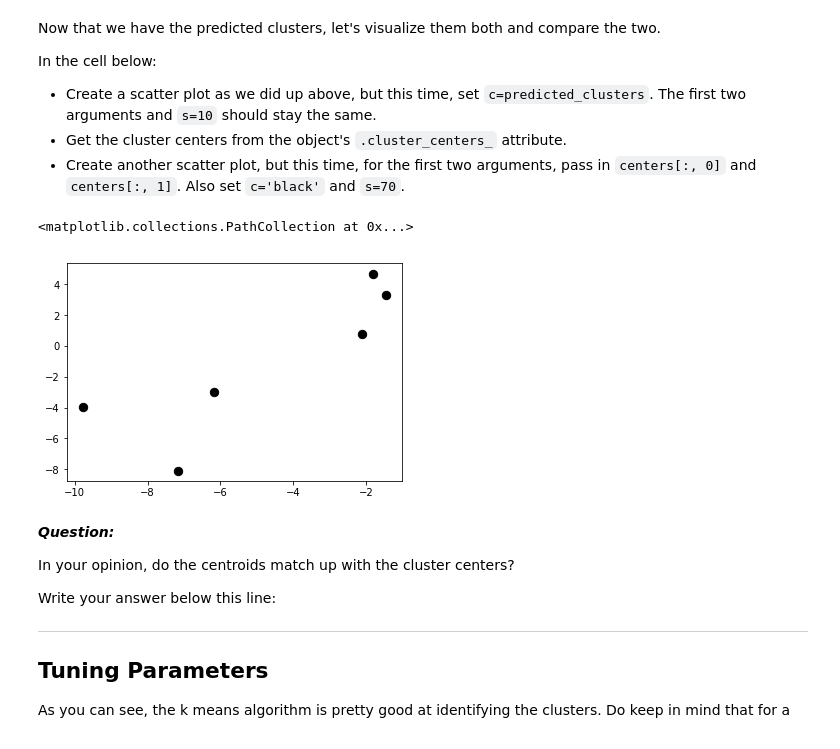
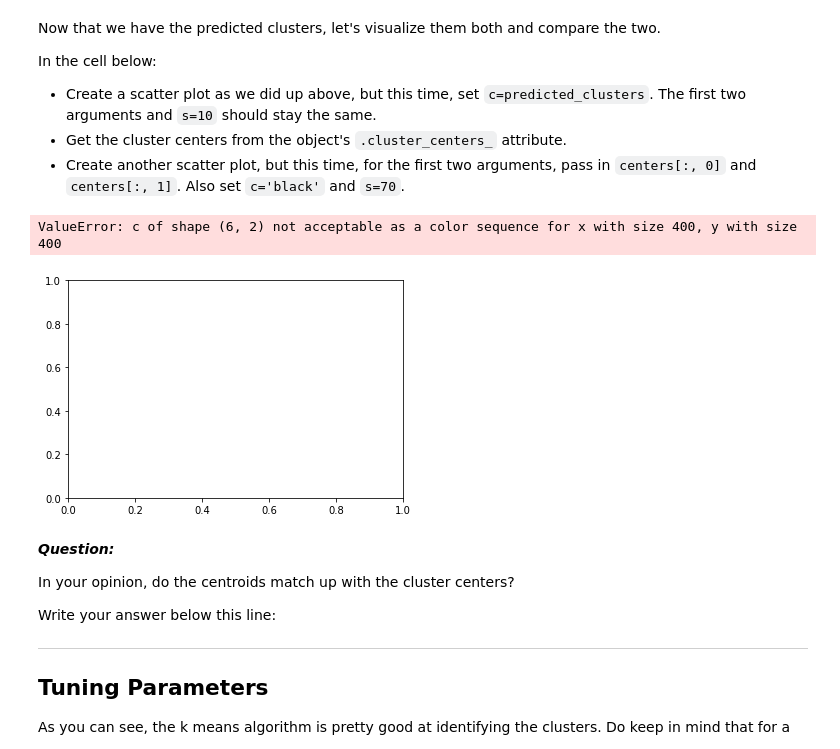
Before and after one commit to anthonytapias/dsc-3-35-04-k-means-clustering-lab-nyc-career-ds-102218, a Jupyter notebook: index.ipynb, the cells around one changed output. Drawn from its saved outputs; the diff is of its cells as text; code cells hidden in the pictures.

```diff
--- a/index.ipynb
+++ b/index.ipynb
@@ -94,12 +94,12 @@ In the cell below:
 # %%
 c = predicted_clusters
 centers = k_means.cluster_centers_
 
-plt.scatter(X[:, 0], X[:, 1], c=, s=10)
+plt.scatter(X[:, 0], X[:, 1], c =centers, s=10)
 plt.scatter(centers[:, 0], centers[:,1], c='black', s=70)
 # %% [output]
-<matplotlib.collections.PathCollection at 0x...>
+ValueError: c of shape (6, 2) not acceptable as a color sequence for x with size 400, y with size 400
-[figure, old version]
+[figure, new version]
 # %% [markdown]
 **_Question:_**
 
```
